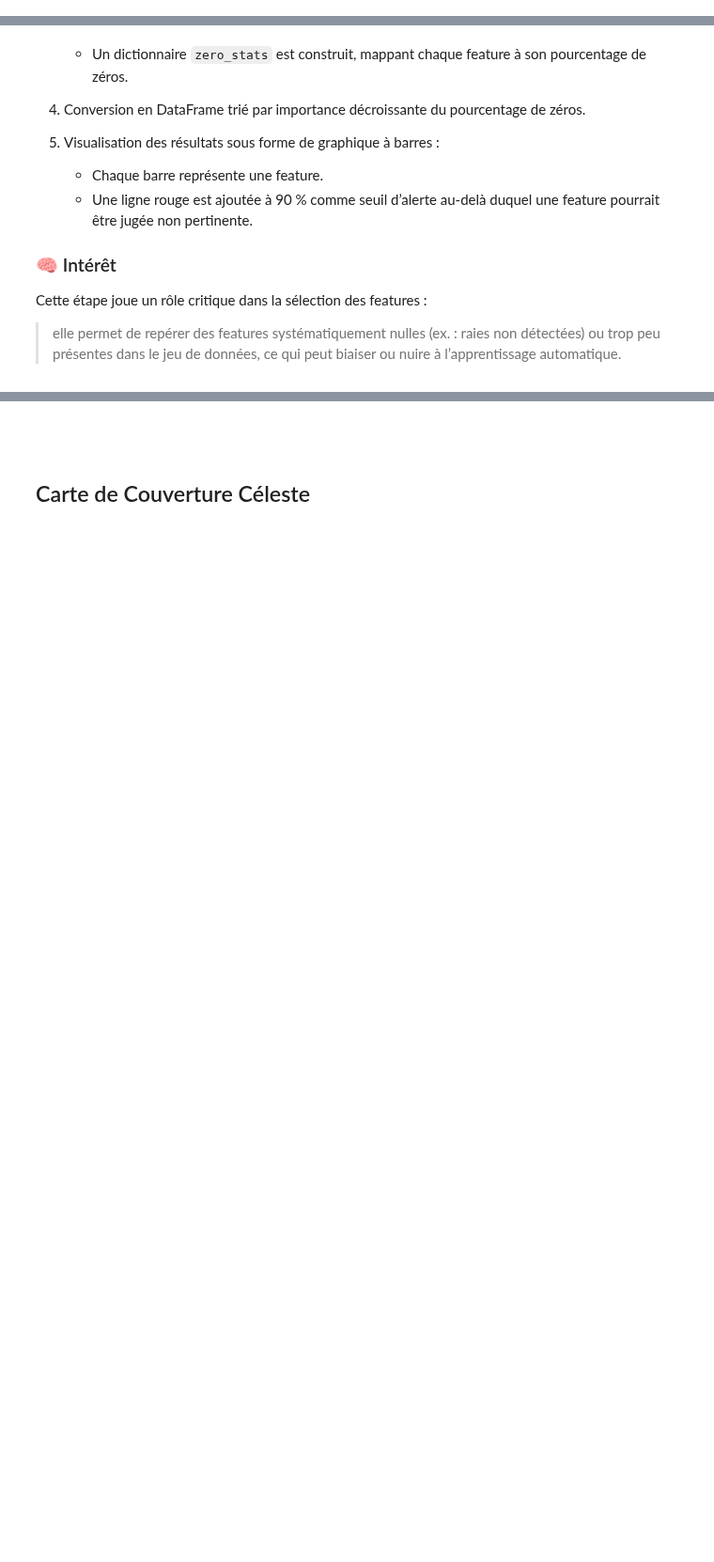
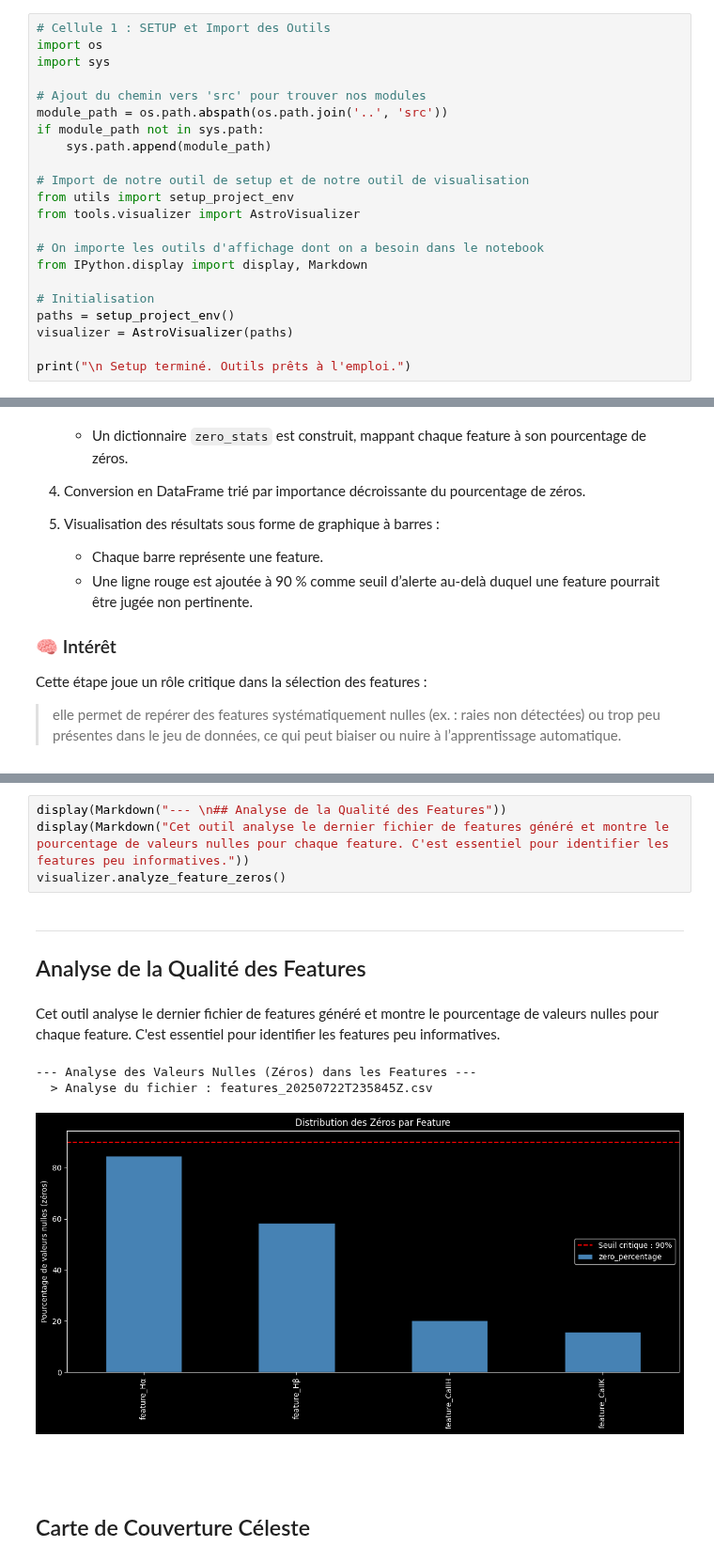
Before and after one commit to PhD-Brown/AstroSpectro, a Jupyter notebook: notebooks/02_tools_and_visuals.ipynb, the cells around one changed output, grey strips where cells are left out. Shown at 94% size. Cells and saved outputs as stored; diff of their text form; blank space fills up the shorter version.

```diff
--- a/notebooks/02_tools_and_visuals.ipynb
+++ b/notebooks/02_tools_and_visuals.ipynb
@@ -40,0 +12,22 @@ Dataset chargé avec succès : 3000 spectres.
+# %%
+# Cellule 1 : SETUP et Import des Outils
+import os
+import sys
+
+# Ajout du chemin vers 'src' pour trouver nos modules
+module_path = os.path.abspath(os.path.join('..', 'src'))
+if module_path not in sys.path:
+    sys.path.append(module_path)
+
+# Import de notre outil de setup et de notre outil de visualisation
+from utils import setup_project_env
+from tools.visualizer import AstroVisualizer
+
+# On importe les outils d'affichage dont on a besoin dans le notebook
+from IPython.display import display, Markdown
+
+# Initialisation
+paths = setup_project_env()
+visualizer = AstroVisualizer(paths)
+
+print("\n Setup terminé. Outils prêts à l'emploi.")
@@ -701,3 +170,14 @@ Catalogue de position des plans créé avec succès : '../data/catalog/spectra_p
+# %%
+display(Markdown("--- \n## Analyse de la Qualité des Features"))
+display(Markdown("Cet outil analyse le dernier fichier de features généré et montre le pourcentage de valeurs nulles pour chaque feature. C'est essentiel pour identifier les features peu informatives."))
+visualizer.analyze_feature_zeros()
+# %% [output]
+---
+## Analyse de la Qualité des Features
+Cet outil analyse le dernier fichier de features généré et montre le pourcentage de valeurs nulles pour chaque feature. C'est essentiel pour identifier les features peu informatives.
+--- Analyse des Valeurs Nulles (Zéros) dans les Features ---
+  > Analyse du fichier : features_20250722T235845Z.csv
+[figure, added]
 # %% [markdown]
 #
 # %% [markdown]
```
Also changed, not shown: parts of 22 cells of this notebook, 10 other files.
